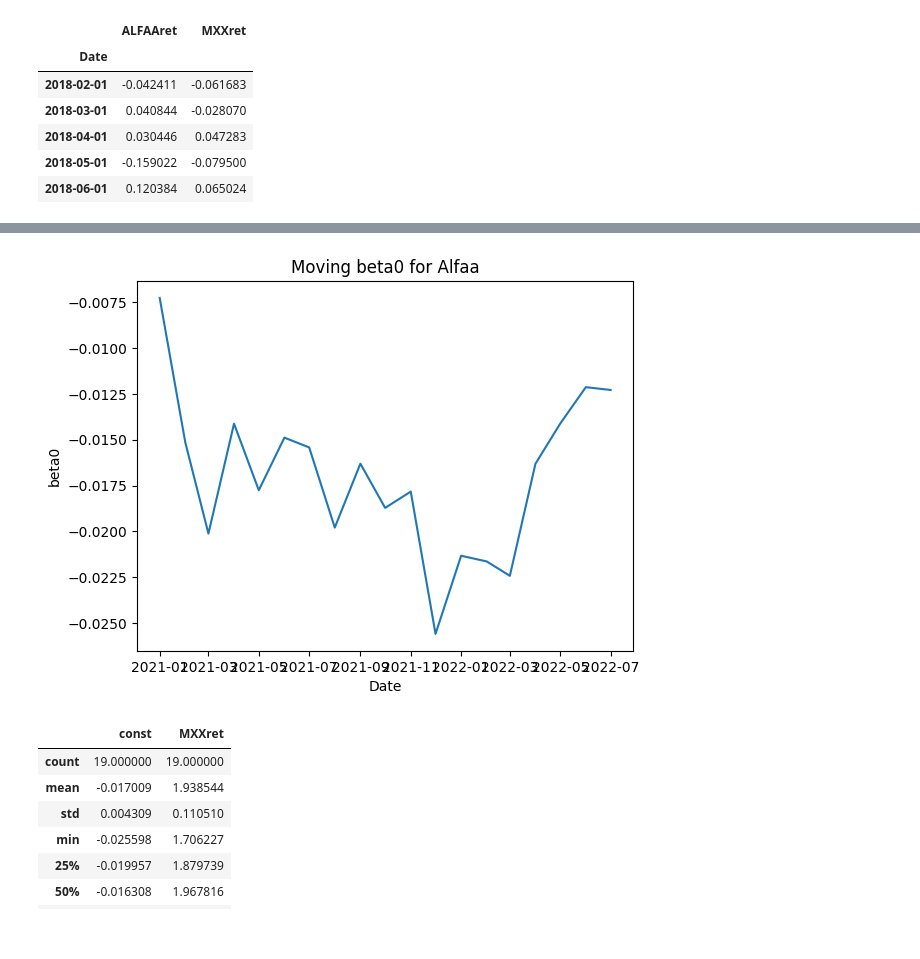
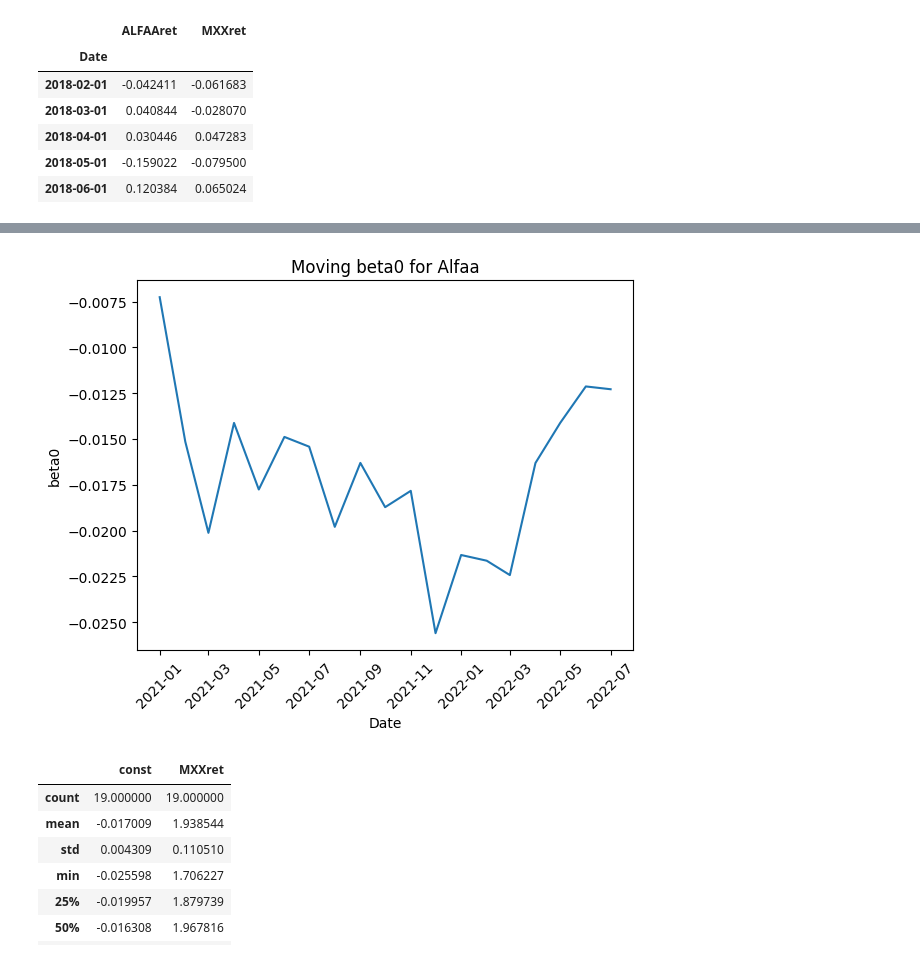
Before and after one commit to Jaime-prog/Statistics_Data_Science_TC3006C, a Jupyter notebook: Workshops/Workshop4_JaimeLopez.ipynb, the cells around one changed output, grey strips where cells are left out. Drawn from its saved outputs; the diff is of its cells as text; code cells hidden in the pictures.

```diff
--- a/Workshops/Workshop4_JaimeLopez.ipynb
+++ b/Workshops/Workshop4_JaimeLopez.ipynb
@@ -271,12 +279,13 @@ plt.show()
 # %%
 plt.clf()
 plt.plot(betas['const'])
 plt.title('Moving beta0 for Alfaa')
 plt.xlabel('Date')
 plt.ylabel('beta0')
+plt.xticks(rotation=45)  # Rotate x-axis labels for better readability
 plt.show()
 # %% [output]
-[figure, old version]
+[figure, new version]
 # %%
 betas.describe()
 # %% [output]
```
Also changed, not shown: parts of 7 cells of this notebook.
